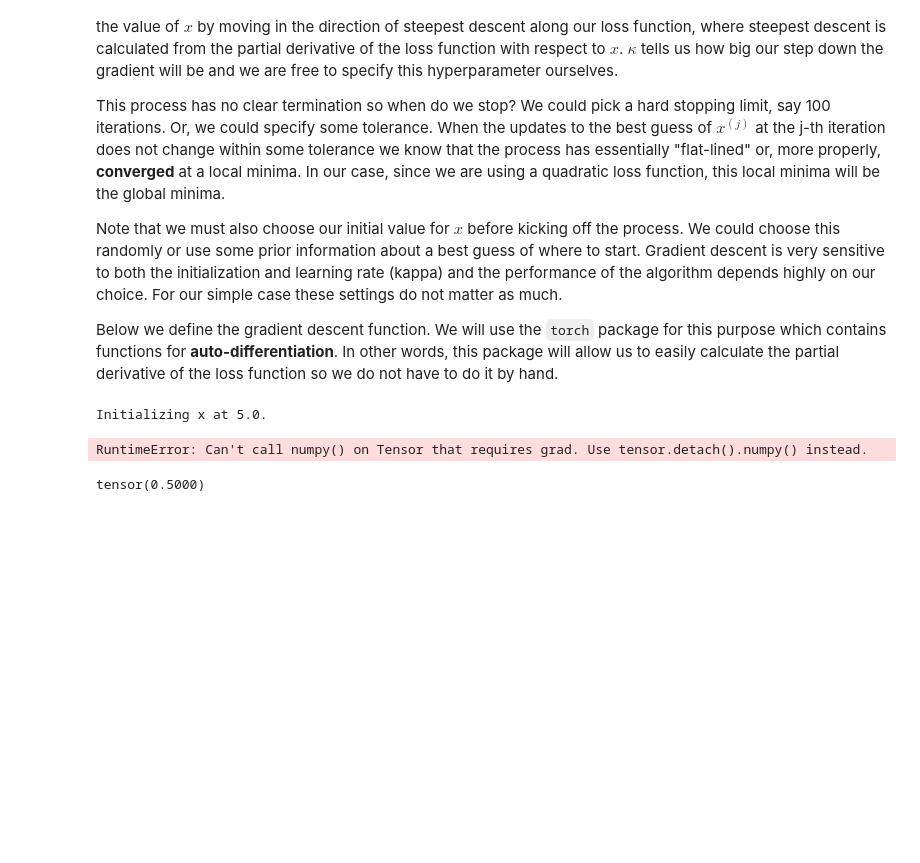
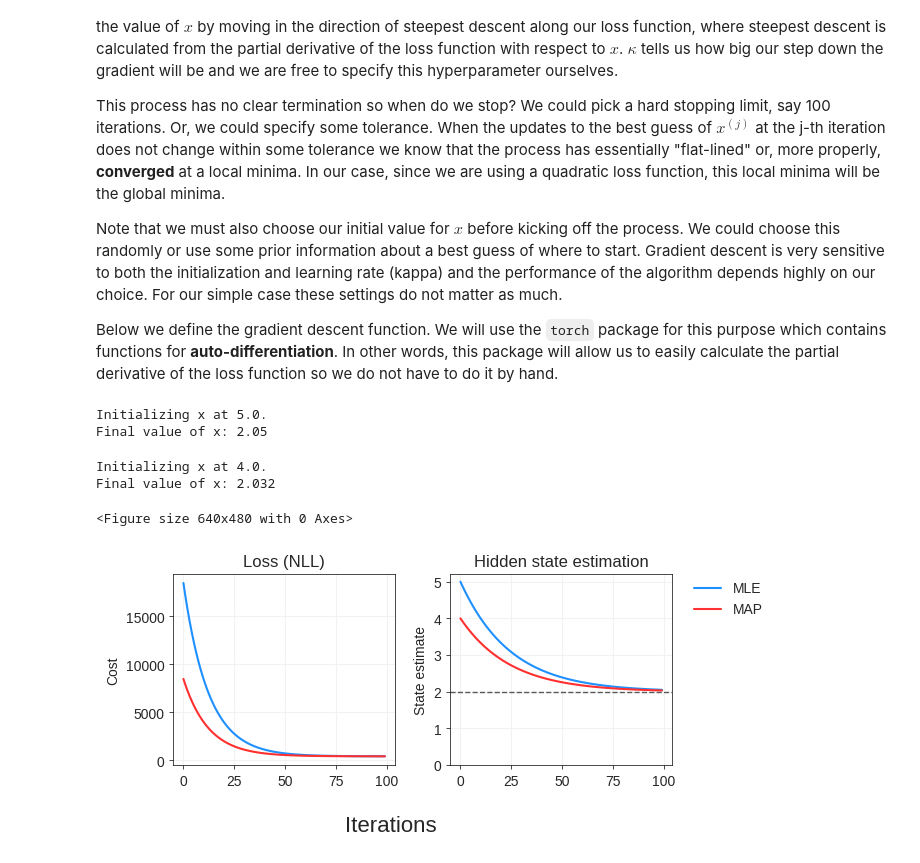
Before and after one commit to snamjoshi/faif-book, a Jupyter notebook: notebooks/ch2/9_gradient_descent_map_mle_estimation.ipynb, the cells around one changed output. Drawn from its saved outputs; the diff is of its cells as text; code cells hidden in the pictures; blank space fills up the shorter version.

Commit message:
Updating loss to torch

```diff
--- a/notebooks/ch2/9_gradient_descent_map_mle_estimation.ipynb
+++ b/notebooks/ch2/9_gradient_descent_map_mle_estimation.ipynb
@@ -59,6 +58,9 @@ y       = np.zeros(N)                                # Empty array for i=20 samp
 # Generate
 for i in range(N):
     y[i] = env.generate(x_star)
+
+# Convert numpy array for data into tensor
+y = torch.tensor(y)
 # %% [markdown]
 To perform gradient descent we need a loss function. We will use the loss function described in the previous chapter. These are different for MLE and MAP.
 * MLE will use the negative log likelihood.
@@ -165,9 +174,9 @@ def gradient_descent(kappa: float,
 # %%
-gradient_descent(
-    kappa = 0.000001,
+mle_history = gradient_descent(
+    kappa = 0.00001,
     n_iterations = 100,
     x = 5.,
     obj = mle_objective)
 # %% [output]
 Initializing x at 5.0.
+Final value of x: 2.05
-RuntimeError: Can't call numpy() on Tensor that requires grad. Use tensor.detach().numpy() instead.
@@ -176,4 +183,60 @@ x = torch.tensor([0.5, 0.5])
-# %%
-x[1]
-# %% [output]
-tensor(0.5000)
+# %%
+map_history = gradient_descent(
+    kappa = 0.00001,
+    n_iterations = 100,
+    x = 4.,
+    obj = map_objective)
+# %% [output]
+Initializing x at 4.0.
+Final value of x: 2.032
+# %%
+# Assign history to variables for plotting purposes:
+# Requires detaching gradients from tensor and converting to numpy array
+mle_x    = mle_history["x"].detach().numpy()
+mle_loss = mle_history["loss"].detach().numpy()
+map_x    = map_history["x"].detach().numpy()
+map_loss = map_history["loss"].detach().numpy()
+# %%
+plt.style.use("seaborn-whitegrid")
+fig = plt.figure()
+fig, axes = plt.subplots(1,2, facecolor=(1,1,1), figsize=(6, 3))
+
+# Main plot
+axes[0].plot(range(len(mle_loss)), mle_loss, c="#1e90ff")
+axes[0].plot(range(len(map_loss)), map_loss, c="#ff3030")
+axes[1].plot(range(len(mle_x)), mle_x, c="#1e90ff", label="MLE")
+axes[1].plot(range(len(map_x)), map_x, c="#ff3030", label="MAP")
+
+# Titles
+axes[0].set_title("Loss (NLL)")
+axes[1].set_title("Hidden state estimation")
+
+# Axis labels
+axes[0].set_ylabel("Cost")
+axes[1].set_ylabel("State estimate")
+
+# Hidden state estimate plot customization
+axes[1].set_ylim([0, 5.2])
+axes[1].axhline(y=2, linestyle="dashed", linewidth=1, c="#595959")
+
+# Axis global labels
+fig.supxlabel("Iterations", fontsize=16)
+
+# Cosmetic changes
+for ax in axes:
+    ax.axes.grid(which="major", axis="both", c="#f2f2f2")
+    plt.setp(ax.spines.values(), color="black", linewidth=0.5)
+    ax.tick_params(
+        axis='both',
+        which='major',
+        bottom=True,
+        left=True,
+        color="black",
+        width=0.5,
+        length=3)
+
+fig.legend(bbox_to_anchor=(1.14,0.9), loc='upper right', ncol=1)
+fig.tight_layout()
+# %% [output]
+<Figure size 640x480 with 0 Axes>
+[figure, added]
```
Also changed, not shown: parts of 4 cells of this notebook, 1 other file.
